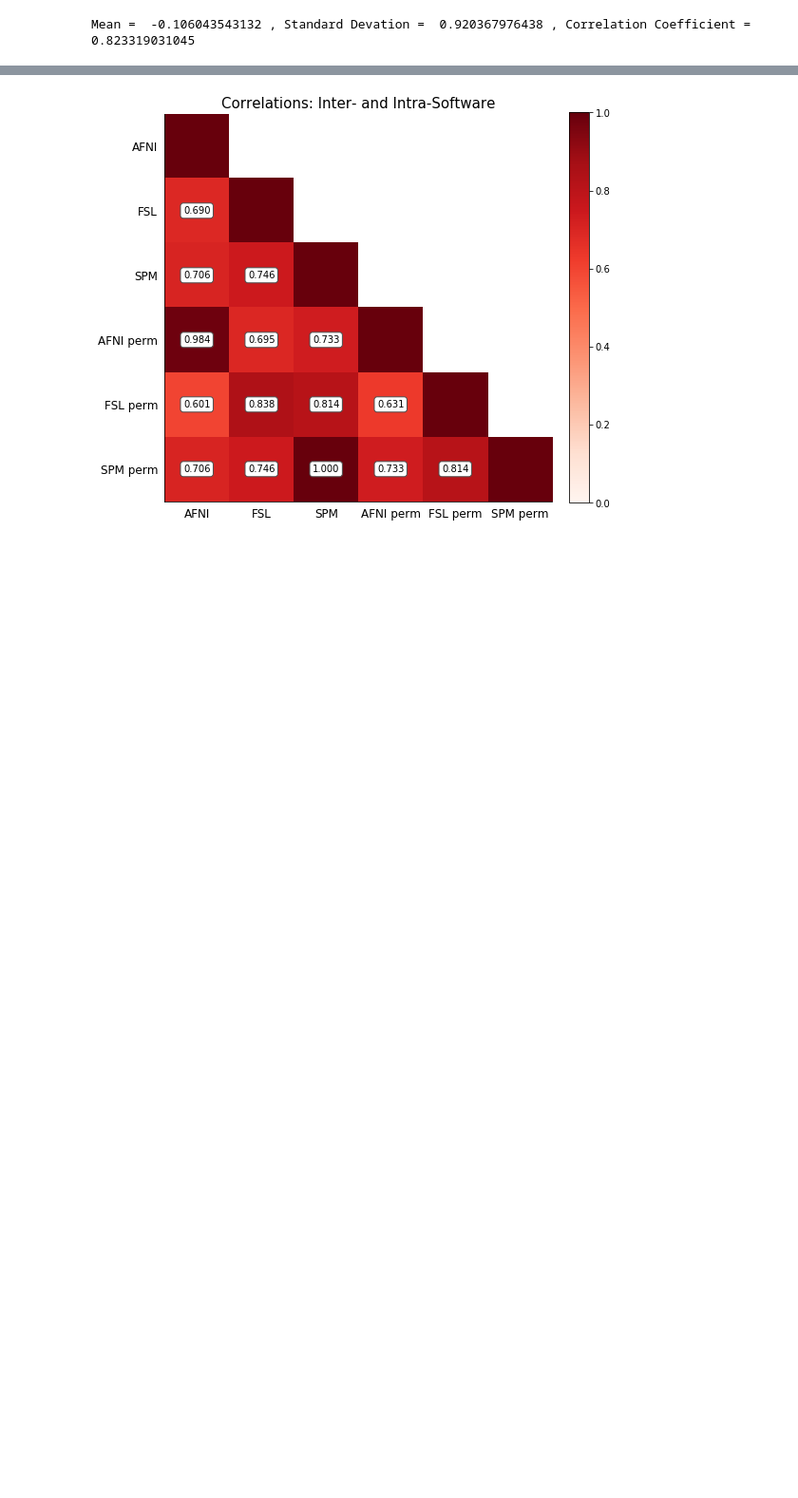
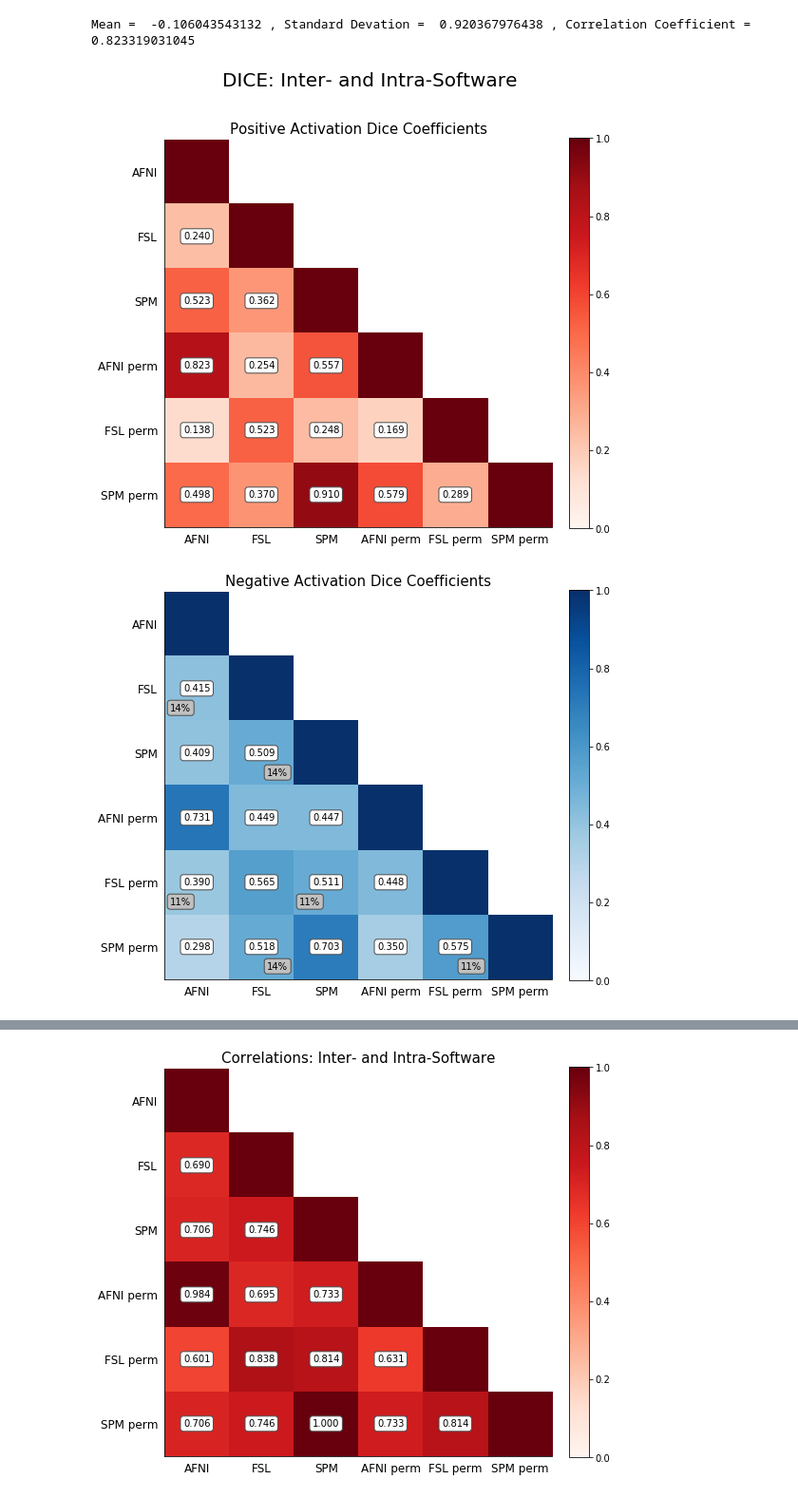
Before and after one commit to NISOx-BDI/SC2, a Jupyter notebook: figures/ds001_notebook.ipynb, the cells around one changed output, grey strips where cells are left out. Shown at 95% size. Cells and saved outputs as stored; diff of their text form; code cells hidden in the pictures; blank space fills up the shorter version.

```diff
--- a/figures/ds001_notebook.ipynb
+++ b/figures/ds001_notebook.ipynb
@@ -431,6 +418,19 @@ Mean =  -0.124441 , Standard Devation =  0.87793 , Correlation Coefficient =  0.
 Mean =  -0.036977 , Standard Devation =  0.879812 , Correlation Coefficient =  0.791653
 [figure]
 Mean =  -0.106043543132 , Standard Devation =  0.920367976438 , Correlation Coefficient =  0.823319031045
+# %%
+from lib import dice
+dice.dice(afni_exc_set_file, spm_exc_set_file,
+         afni_perm_pos_exc, spm_perm_pos_exc,
+         afni_exc_set_file_neg, spm_exc_set_file_neg,
+         fsl_exc_set_file, fsl_exc_set_file_neg,
+         fsl_perm_pos_exc,
+         afni_perm_neg_exc, fsl_perm_neg_exc, spm_perm_neg_exc, study=study,
+         afni_stat_file=afni_stat_file, fsl_stat_file=fsl_stat_file, spm_stat_file=spm_stat_file,
+         afni_perm=afni_perm, fsl_perm=fsl_perm, spm_perm=spm_perm)
+# %% [output]
+[figure, added]
+[figure, added]
 # %%
 reload(dice)
 dice.dice_old_comparison(afni_exc_set_file, old_afni_exc_set_file, afni_exc_set_file_neg, old_afni_exc_set_file_neg,
```
Also changed, not shown: parts of 6 cells of this notebook, 2 other files.
